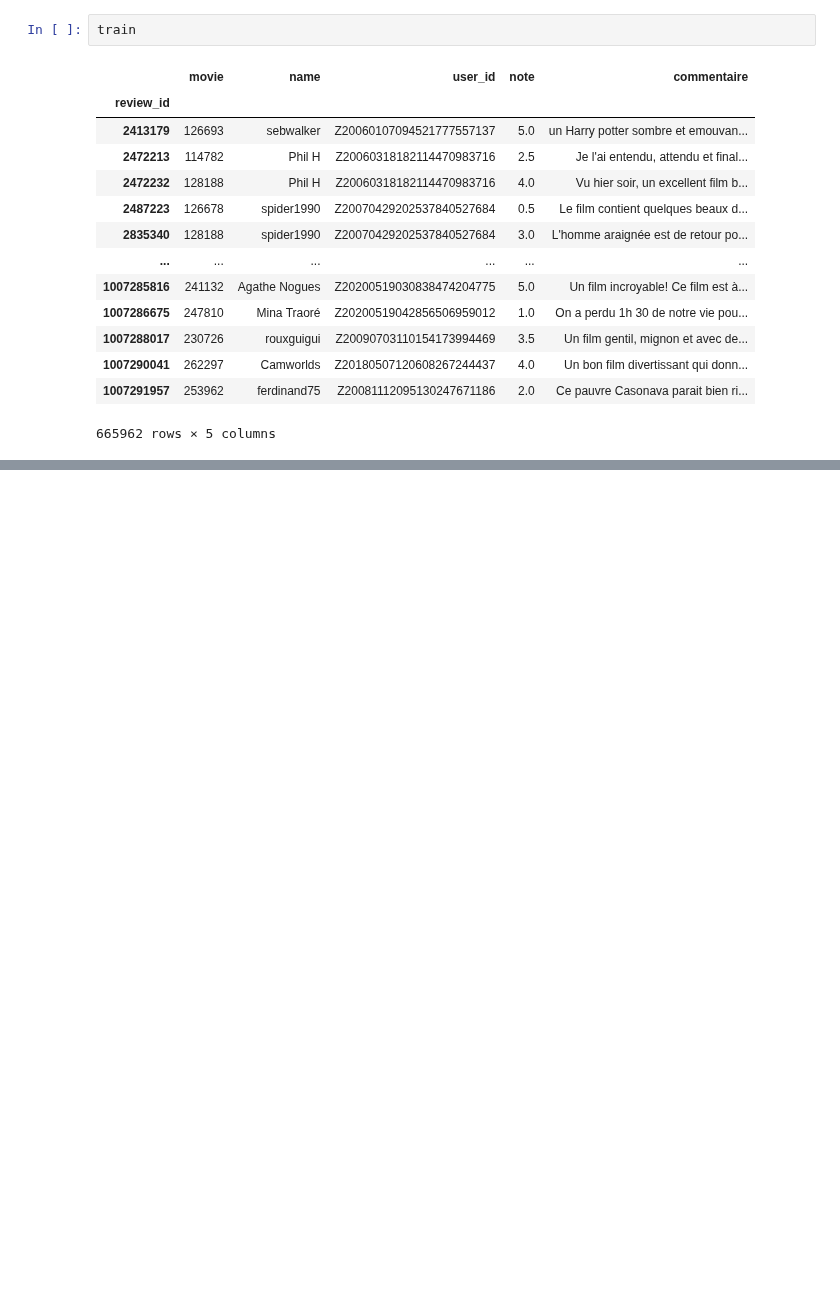
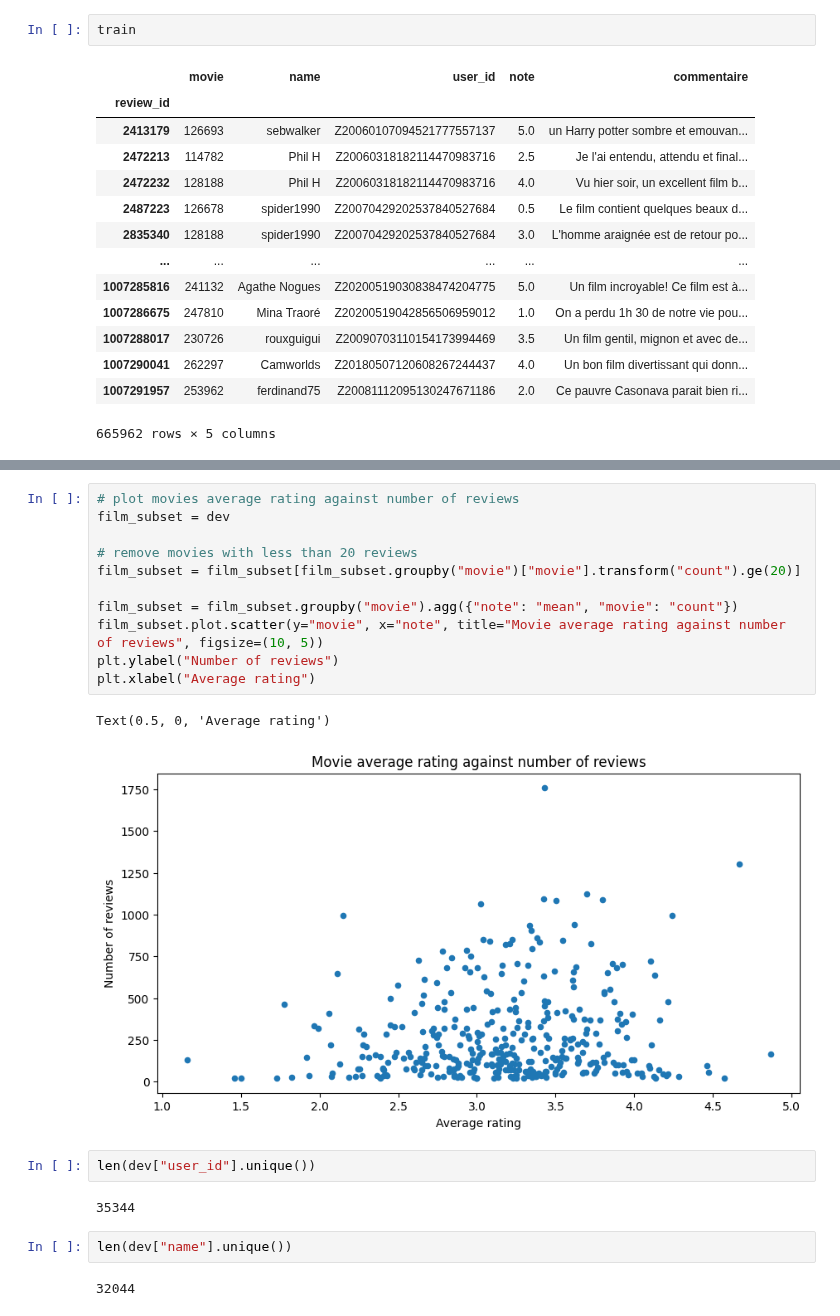
Before and after one commit to AsuMagic/ceri-innov-tp, a Jupyter notebook: analysis.ipynb, the cells around one changed output, grey strips where cells are left out. Drawn from its saved outputs; the diff is of its cells as text; blank space fills up the shorter version.

```diff
--- a/analysis.ipynb
+++ b/analysis.ipynb
@@ -26,0 +70,22 @@ train["note"].plot.hist()
+# %%
+# plot movies average rating against number of reviews
+film_subset = dev
+
+# remove movies with less than 20 reviews
+film_subset = film_subset[film_subset.groupby("movie")["movie"].transform("count").ge(20)]
+
+film_subset = film_subset.groupby("movie").agg({"note": "mean", "movie": "count"})
+film_subset.plot.scatter(y="movie", x="note", title="Movie average rating against number of reviews", figsize=(10, 5))
+plt.ylabel("Number of reviews")
+plt.xlabel("Average rating")
+# %% [output]
+Text(0.5, 0, 'Average rating')
+[figure, added]
+# %%
+len(dev["user_id"].unique())
+# %% [output]
+35344
+# %%
+len(dev["name"].unique())
+# %% [output]
+32044
```
Also changed, not shown: parts of 17 cells of this notebook, 9 other files.
